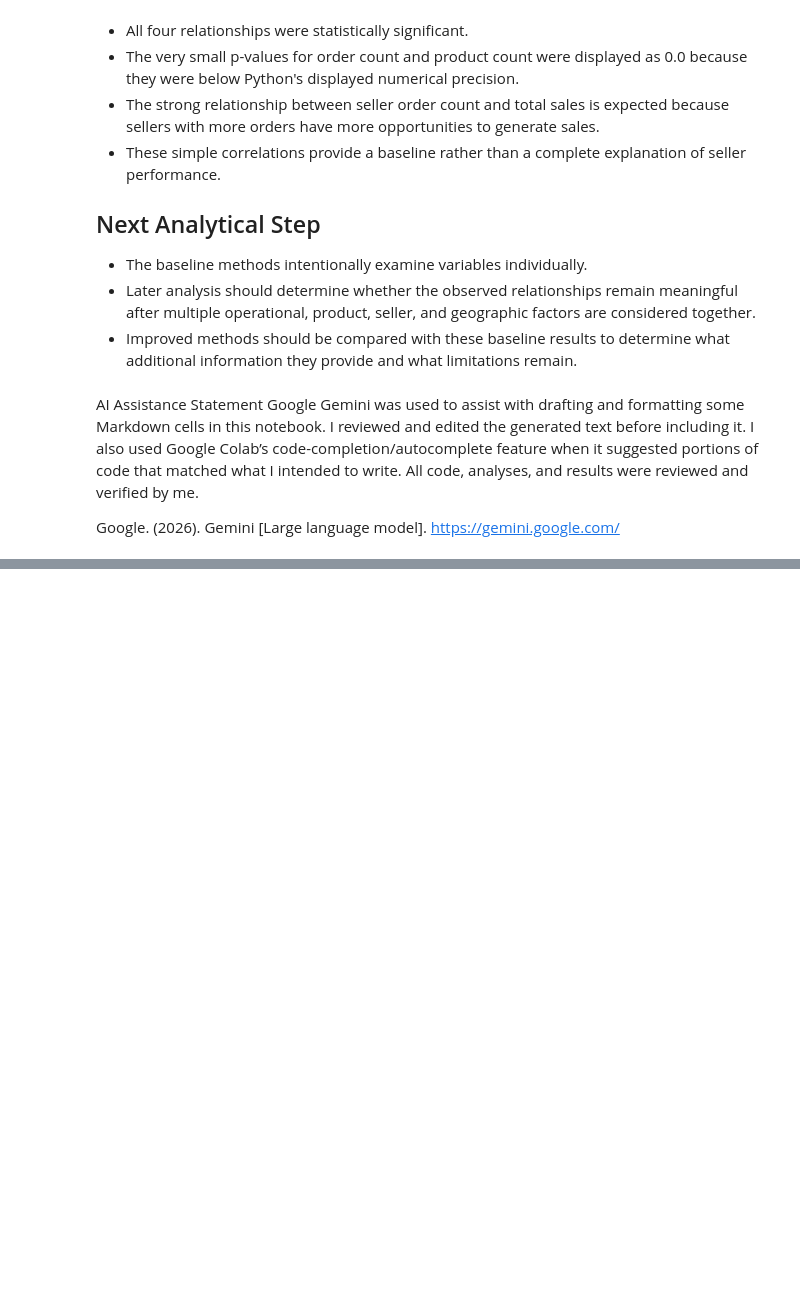
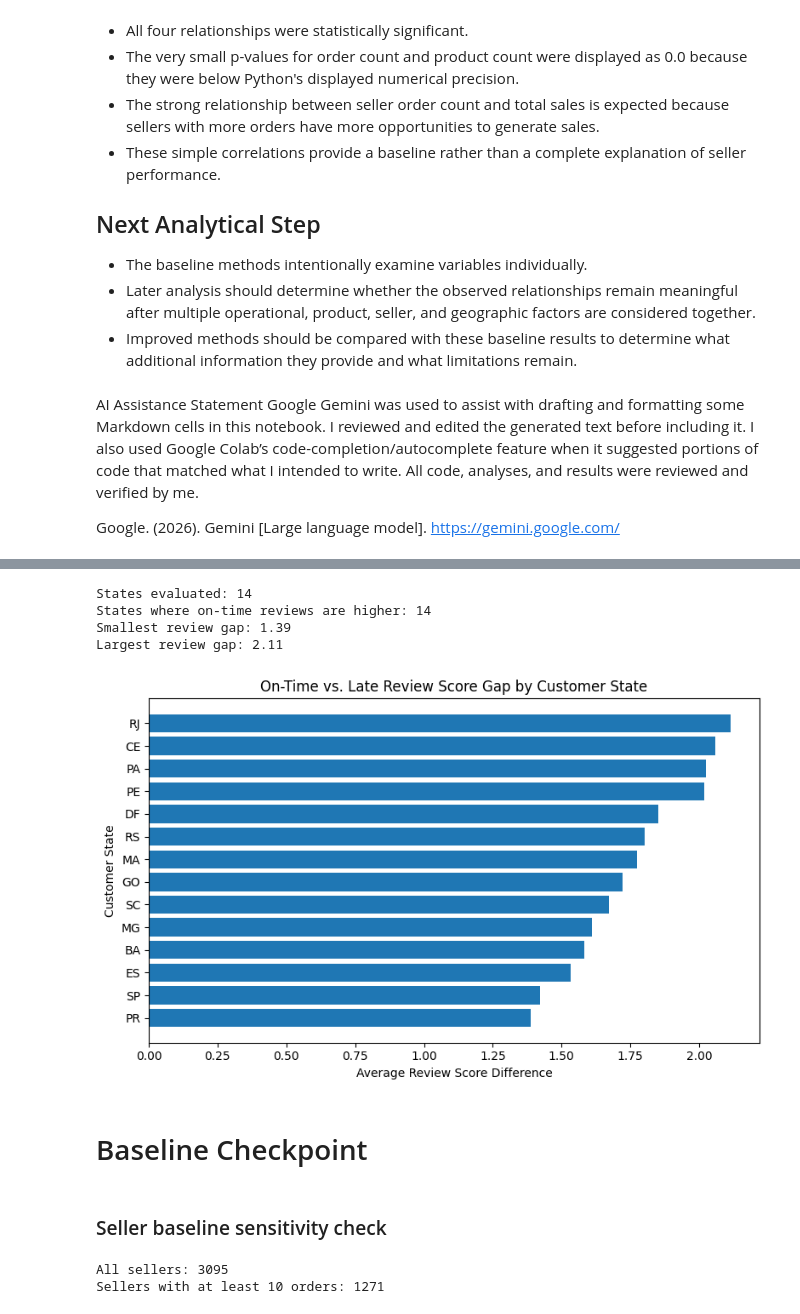
Before and after one commit to kaylatucker/CS690_Capstone, a Jupyter notebook: 03_notebooks/09_methods_and_baseline.ipynb, the cells around one changed output, grey strips where cells are left out. Cells and saved outputs as stored; diff of their text form; code cells hidden in the pictures; blank space fills up the shorter version.

```diff
--- a/03_notebooks/09_methods_and_baseline.ipynb
+++ b/03_notebooks/09_methods_and_baseline.ipynb
@@ -236,0 +480,56 @@ Google. (2026). Gemini [Large language model]. https://gemini.google.com/
+# %%
+print("States evaluated:", len(state_delivery_check))
+
+print(
+    "States where on-time reviews are higher:",
+    (state_delivery_check["review_gap"] > 0).sum()
+)
+
+print(
+    "Smallest review gap:",
+    round(state_delivery_check["review_gap"].min(), 2)
+)
+
+print(
+    "Largest review gap:",
+    round(state_delivery_check["review_gap"].max(), 2)
+)
+# %% [output]
+States evaluated: 14
+States where on-time reviews are higher: 14
+Smallest review gap: 1.39
+Largest review gap: 2.11
+# %%
+plt.figure(figsize=(8, 5))
+
+plot_data = state_delivery_check.sort_values(
+    "review_gap"
+)
+
+plt.barh(
+    plot_data.index,
+    plot_data["review_gap"]
+)
+
+plt.title("On-Time vs. Late Review Score Gap by Customer State")
+plt.xlabel("Average Review Score Difference")
+plt.ylabel("Customer State")
+
+plt.tight_layout()
+plt.show()
+# %% [output]
+[figure, added]
+# %% [markdown]
+# Baseline Checkpoint
+# %% [markdown]
+### Seller baseline sensitivity check
+# %%
+established_sellers = seller_metrics[
+    seller_metrics["seller_order_count"] >= 10
+].copy()
+
+print("All sellers:", len(seller_metrics))
+print("Sellers with at least 10 orders:", len(established_sellers))
+# %% [output]
+All sellers: 3095
+Sellers with at least 10 orders: 1271
```
Also changed, not shown: parts of 19 cells of this notebook.
